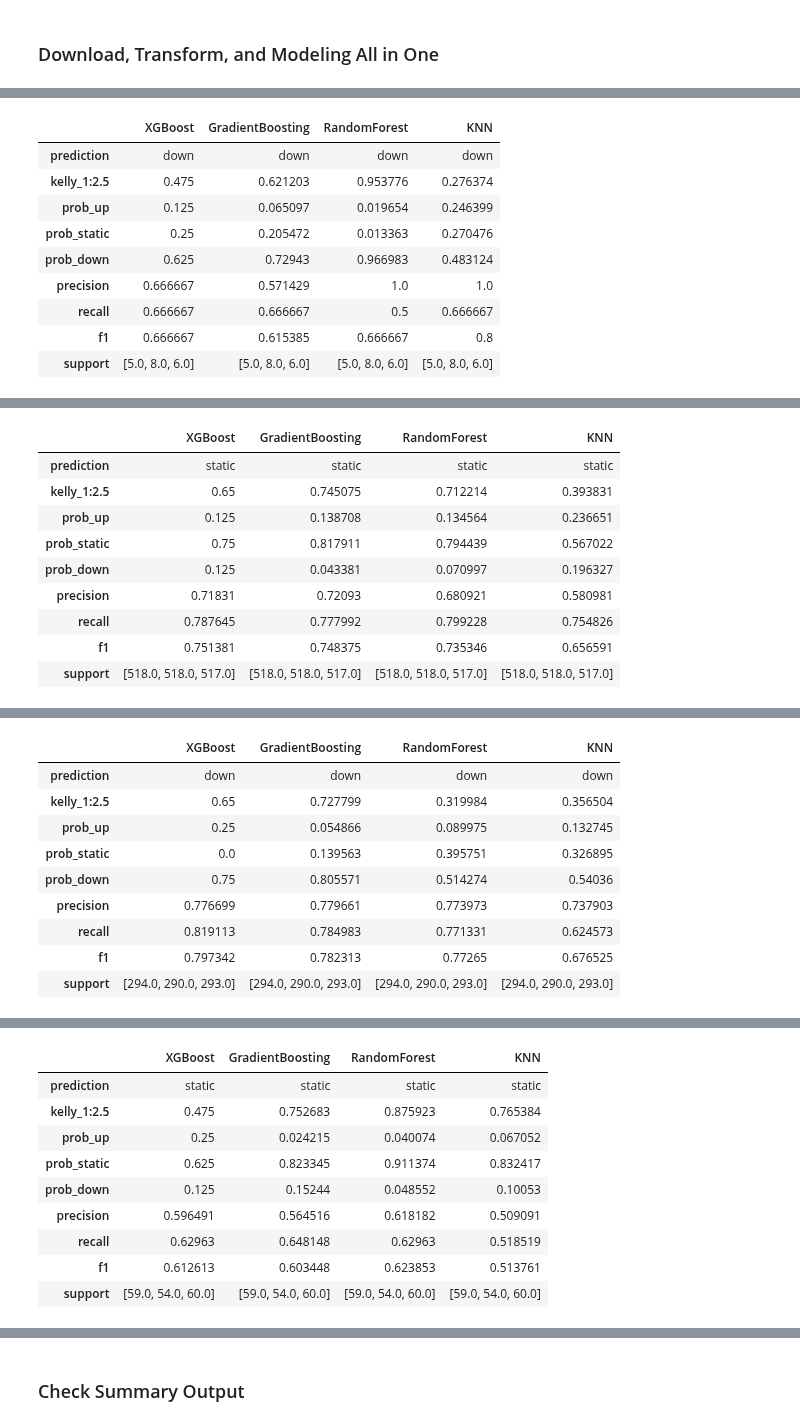
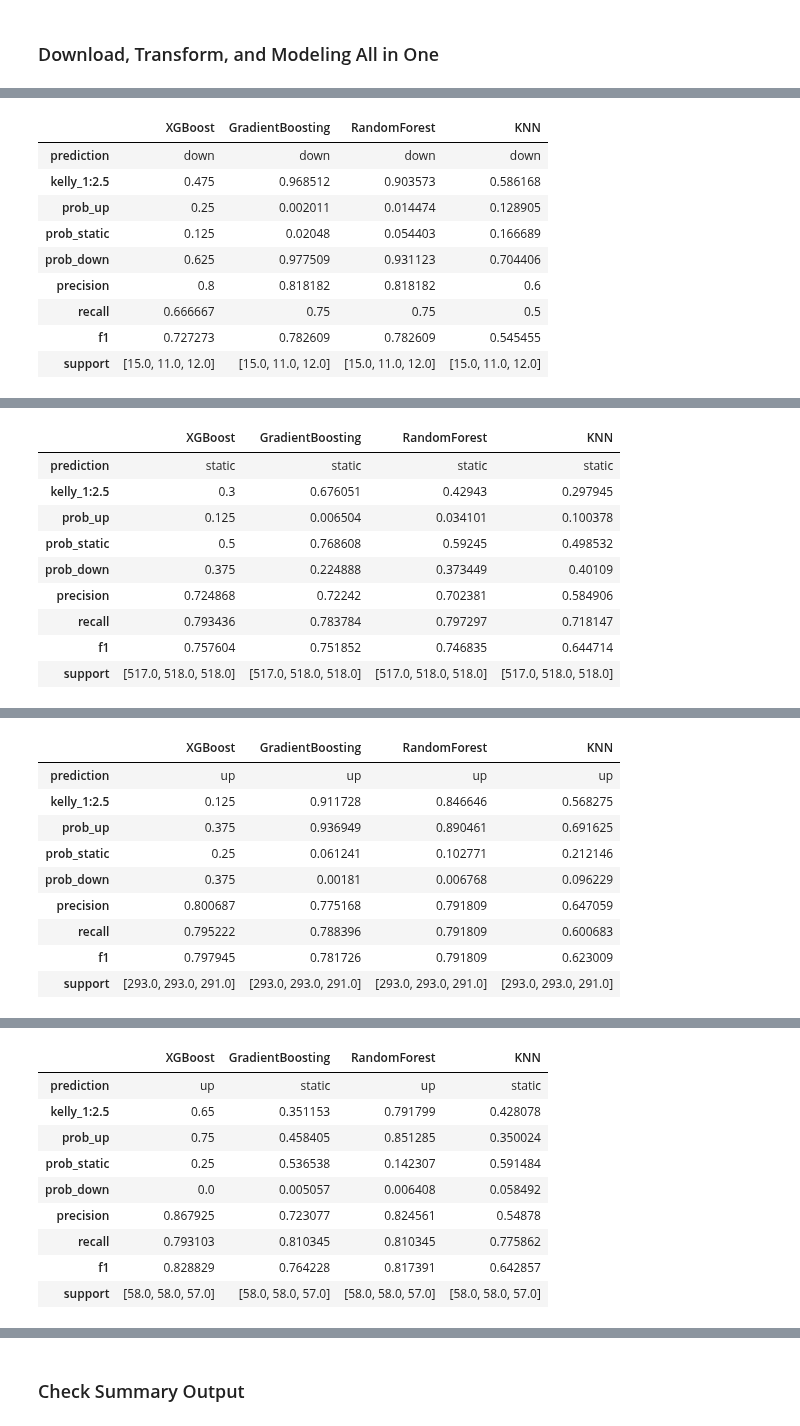
Before and after one commit to yuchild/stock_production, a Jupyter notebook: stock_next_time_frame_predictor.ipynb, the cells around one changed output, grey strips where cells are left out. Saved outputs shown, nothing was run; the diff lists cells and outputs as text; code cells hidden in the pictures.

```diff
--- a/stock_next_time_frame_predictor.ipynb
+++ b/stock_next_time_frame_predictor.ipynb
@@ -43,5 +43,5 @@ from src import functions as f
 # manufactoring suppliers
 # 'lrcs', 'klac', ''
 # %%
-f.predictions('bac')
+f.predictions('tsm')
 # %% [output]
@@ -71,10 +71,10 @@ BAC 30m Interval Timestamp: 2024-10-27 02:59:29
 |  | XGBoost | GradientBoosting | RandomForest | KNN |
 | prediction | down | down | down | down |
-| kelly_1:2.5 | 0.475 | 0.621203 | 0.953776 | 0.276374 |
-| prob_up | 0.125 | 0.065097 | 0.019654 | 0.246399 |
-| prob_static | 0.25 | 0.205472 | 0.013363 | 0.270476 |
-| prob_down | 0.625 | 0.72943 | 0.966983 | 0.483124 |
-| precision | 0.666667 | 0.571429 | 1.0 | 1.0 |
-| recall | 0.666667 | 0.666667 | 0.5 | 0.666667 |
-| f1 | 0.666667 | 0.615385 | 0.666667 | 0.8 |
-| support | [5.0, 8.0, 6.0] | [5.0, 8.0, 6.0] | [5.0, 8.0, 6.0] | [5.0, 8.0, 6.0] |
+| kelly_1:2.5 | 0.475 | 0.968512 | 0.903573 | 0.586168 |
+| prob_up | 0.25 | 0.002011 | 0.014474 | 0.128905 |
+| prob_static | 0.125 | 0.02048 | 0.054403 | 0.166689 |
+| prob_down | 0.625 | 0.977509 | 0.931123 | 0.704406 |
+| precision | 0.8 | 0.818182 | 0.818182 | 0.6 |
+| recall | 0.666667 | 0.75 | 0.75 | 0.5 |
+| f1 | 0.727273 | 0.782609 | 0.782609 | 0.545455 |
+| support | [15.0, 11.0, 12.0] | [15.0, 11.0, 12.0] | [15.0, 11.0, 12.0] | [15.0, 11.0, 12.0] |
@@ -82,10 +82,10 @@ BAC 1h Interval Timestamp: 2024-10-27 02:59:31
 |  | XGBoost | GradientBoosting | RandomForest | KNN |
 | prediction | static | static | static | static |
-| kelly_1:2.5 | 0.65 | 0.745075 | 0.712214 | 0.393831 |
-| prob_up | 0.125 | 0.138708 | 0.134564 | 0.236651 |
-| prob_static | 0.75 | 0.817911 | 0.794439 | 0.567022 |
-| prob_down | 0.125 | 0.043381 | 0.070997 | 0.196327 |
-| precision | 0.71831 | 0.72093 | 0.680921 | 0.580981 |
-| recall | 0.787645 | 0.777992 | 0.799228 | 0.754826 |
-| f1 | 0.751381 | 0.748375 | 0.735346 | 0.656591 |
-| support | [518.0, 518.0, 517.0] | [518.0, 518.0, 517.0] | [518.0, 518.0, 517.0] | [518.0, 518.0, 517.0] |
+| kelly_1:2.5 | 0.3 | 0.676051 | 0.42943 | 0.297945 |
+| prob_up | 0.125 | 0.006504 | 0.034101 | 0.100378 |
+| prob_static | 0.5 | 0.768608 | 0.59245 | 0.498532 |
+| prob_down | 0.375 | 0.224888 | 0.373449 | 0.40109 |
+| precision | 0.724868 | 0.72242 | 0.702381 | 0.584906 |
+| recall | 0.793436 | 0.783784 | 0.797297 | 0.718147 |
+| f1 | 0.757604 | 0.751852 | 0.746835 | 0.644714 |
+| support | [517.0, 518.0, 518.0] | [517.0, 518.0, 518.0] | [517.0, 518.0, 518.0] | [517.0, 518.0, 518.0] |
@@ -93,10 +93,10 @@ BAC 1d Interval Timestamp: 2024-10-27 02:59:37
 |  | XGBoost | GradientBoosting | RandomForest | KNN |
-| prediction | down | down | down | down |
-| kelly_1:2.5 | 0.65 | 0.727799 | 0.319984 | 0.356504 |
-| prob_up | 0.25 | 0.054866 | 0.089975 | 0.132745 |
-| prob_static | 0.0 | 0.139563 | 0.395751 | 0.326895 |
-| prob_down | 0.75 | 0.805571 | 0.514274 | 0.54036 |
-| precision | 0.776699 | 0.779661 | 0.773973 | 0.737903 |
-| recall | 0.819113 | 0.784983 | 0.771331 | 0.624573 |
-| f1 | 0.797342 | 0.782313 | 0.77265 | 0.676525 |
-| support | [294.0, 290.0, 293.0] | [294.0, 290.0, 293.0] | [294.0, 290.0, 293.0] | [294.0, 290.0, 293.0] |
+| prediction | up | up | up | up |
+| kelly_1:2.5 | 0.125 | 0.911728 | 0.846646 | 0.568275 |
+| prob_up | 0.375 | 0.936949 | 0.890461 | 0.691625 |
+| prob_static | 0.25 | 0.061241 | 0.102771 | 0.212146 |
+| prob_down | 0.375 | 0.00181 | 0.006768 | 0.096229 |
+| precision | 0.800687 | 0.775168 | 0.791809 | 0.647059 |
+| recall | 0.795222 | 0.788396 | 0.791809 | 0.600683 |
+| f1 | 0.797945 | 0.781726 | 0.791809 | 0.623009 |
+| support | [293.0, 293.0, 291.0] | [293.0, 293.0, 291.0] | [293.0, 293.0, 291.0] | [293.0, 293.0, 291.0] |
@@ -104,10 +104,10 @@ BAC 1wk Interval Timestamp: 2024-10-27 02:59:43
 |  | XGBoost | GradientBoosting | RandomForest | KNN |
-| prediction | static | static | static | static |
-| kelly_1:2.5 | 0.475 | 0.752683 | 0.875923 | 0.765384 |
-| prob_up | 0.25 | 0.024215 | 0.040074 | 0.067052 |
-| prob_static | 0.625 | 0.823345 | 0.911374 | 0.832417 |
-| prob_down | 0.125 | 0.15244 | 0.048552 | 0.10053 |
-| precision | 0.596491 | 0.564516 | 0.618182 | 0.509091 |
-| recall | 0.62963 | 0.648148 | 0.62963 | 0.518519 |
-| f1 | 0.612613 | 0.603448 | 0.623853 | 0.513761 |
-| support | [59.0, 54.0, 60.0] | [59.0, 54.0, 60.0] | [59.0, 54.0, 60.0] | [59.0, 54.0, 60.0] |
+| prediction | up | static | up | static |
+| kelly_1:2.5 | 0.65 | 0.351153 | 0.791799 | 0.428078 |
+| prob_up | 0.75 | 0.458405 | 0.851285 | 0.350024 |
+| prob_static | 0.25 | 0.536538 | 0.142307 | 0.591484 |
+| prob_down | 0.0 | 0.005057 | 0.006408 | 0.058492 |
+| precision | 0.867925 | 0.723077 | 0.824561 | 0.54878 |
+| recall | 0.793103 | 0.810345 | 0.810345 | 0.775862 |
+| f1 | 0.828829 | 0.764228 | 0.817391 | 0.642857 |
+| support | [58.0, 58.0, 57.0] | [58.0, 58.0, 57.0] | [58.0, 58.0, 57.0] | [58.0, 58.0, 57.0] |
```
Also changed, not shown: parts of 1 cell of this notebook, 14 other files.
